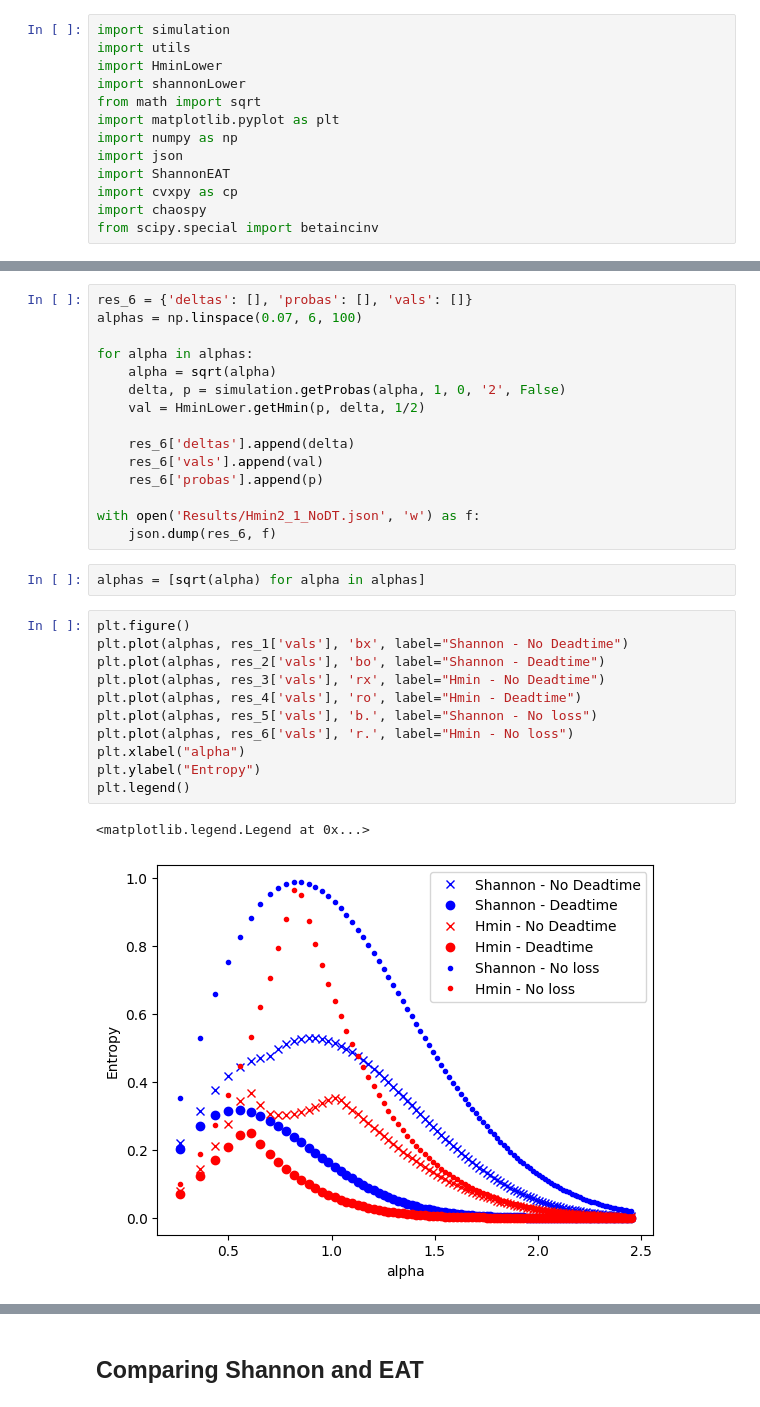
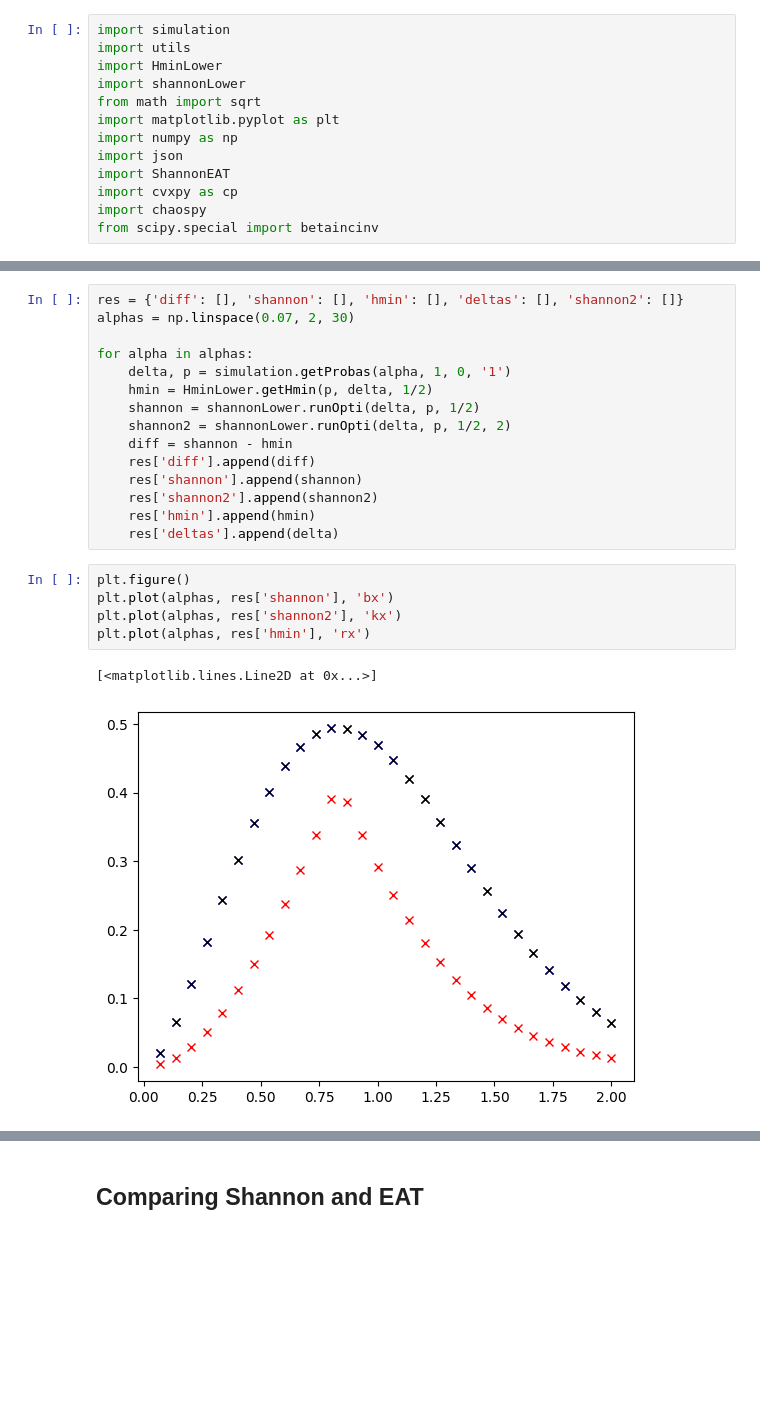
Before and after one commit to thmaoe/Master-thesis-QKD, a Jupyter notebook: results.ipynb, the cells around one changed output, grey strips where cells are left out. Cells and saved outputs as stored; diff of their text form; blank space fills up the shorter version.

```diff
--- a/results.ipynb
+++ b/results.ipynb
@@ -263,31 +16,23 @@ with open('Results/Shannon2_1_NoDT.json', 'w') as f:
-# %%
-res_6 = {'deltas': [], 'probas': [], 'vals': []}
-alphas = np.linspace(0.07, 6, 100)
-
-for alpha in alphas:
-    alpha = sqrt(alpha)
-    delta, p = simulation.getProbas(alpha, 1, 0, '2', False)
-    val = HminLower.getHmin(p, delta, 1/2)
-
-    res_6['deltas'].append(delta)
-    res_6['vals'].append(val)
-    res_6['probas'].append(p)
-
-with open('Results/Hmin2_1_NoDT.json', 'w') as f:
-    json.dump(res_6, f)
-# %%
-alphas = [sqrt(alpha) for alpha in alphas]
-# %%
-plt.figure()
-plt.plot(alphas, res_1['vals'], 'bx', label="Shannon - No Deadtime")
-plt.plot(alphas, res_2['vals'], 'bo', label="Shannon - Deadtime")
-plt.plot(alphas, res_3['vals'], 'rx', label="Hmin - No Deadtime")
-plt.plot(alphas, res_4['vals'], 'ro', label="Hmin - Deadtime")
-plt.plot(alphas, res_5['vals'], 'b.', label="Shannon - No loss")
-plt.plot(alphas, res_6['vals'], 'r.', label="Hmin - No loss")
-plt.xlabel("alpha")
-plt.ylabel("Entropy")
-plt.legend()
-# %% [output]
-<matplotlib.legend.Legend at 0x...>
-[figure, removed]
+# %%
+res = {'diff': [], 'shannon': [], 'hmin': [], 'deltas': [], 'shannon2': []}
+alphas = np.linspace(0.07, 2, 30)
+
+for alpha in alphas:
+    delta, p = simulation.getProbas(alpha, 1, 0, '1')
+    hmin = HminLower.getHmin(p, delta, 1/2)
+    shannon = shannonLower.runOpti(delta, p, 1/2)
+    shannon2 = shannonLower.runOpti(delta, p, 1/2, 2)
+    diff = shannon - hmin
+    res['diff'].append(diff)
+    res['shannon'].append(shannon)
+    res['shannon2'].append(shannon2)
+    res['hmin'].append(hmin)
+    res['deltas'].append(delta)
+# %%
+plt.figure()
+plt.plot(alphas, res['shannon'], 'bx')
+plt.plot(alphas, res['shannon2'], 'kx')
+plt.plot(alphas, res['hmin'], 'rx')
+# %% [output]
+[<matplotlib.lines.Line2D at 0x...>]
+[figure, added]
```
Also changed, not shown: parts of 32 cells of this notebook, 3 other files.
